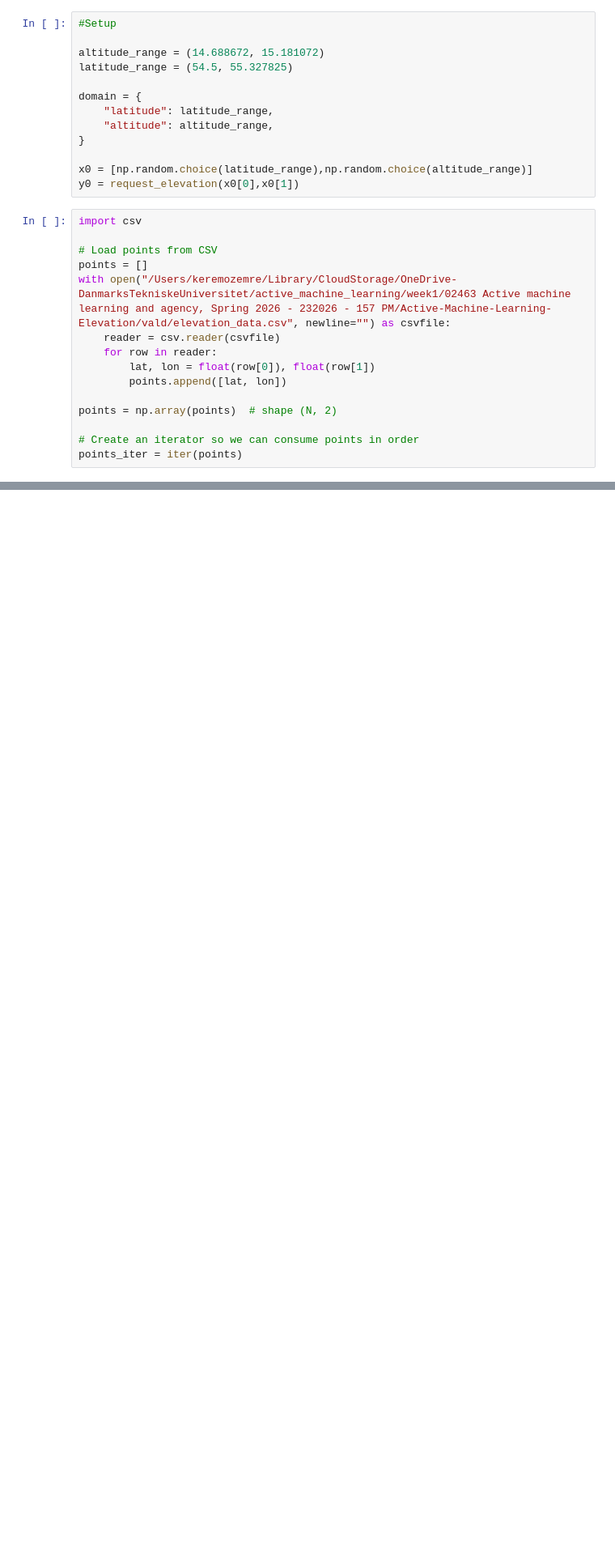
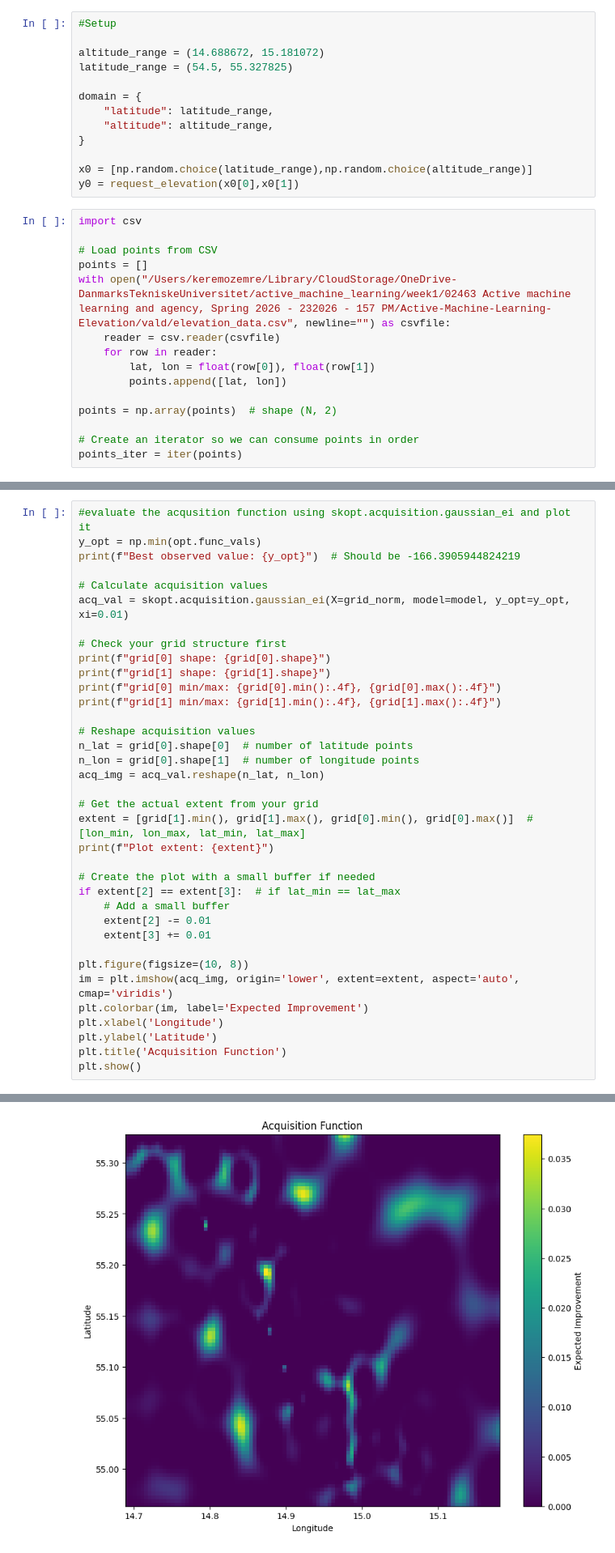
Before and after one commit to KeremOzemre/Active-Machine-Learning-Elevation, a Jupyter notebook: src/bayesian_optimization.ipynb, the cells around one changed output, grey strips where cells are left out. Shown at 81% size. Drawn from its saved outputs; the diff is of its cells as text; blank space fills up the shorter version.

```diff
--- a/src/bayesian_optimization.ipynb
+++ b/src/bayesian_optimization.ipynb
@@ -208,0 +294,37 @@ plt.show()
+# %%
+#evaluate the acqusition function using skopt.acquisition.gaussian_ei and plot it
+y_opt = np.min(opt.func_vals)
+print(f"Best observed value: {y_opt}")  # Should be -166.3905944824219
+
+# Calculate acquisition values
+acq_val = skopt.acquisition.gaussian_ei(X=grid_norm, model=model, y_opt=y_opt, xi=0.01)
+
+# Check your grid structure first
+print(f"grid[0] shape: {grid[0].shape}")
+print(f"grid[1] shape: {grid[1].shape}")
+print(f"grid[0] min/max: {grid[0].min():.4f}, {grid[0].max():.4f}")
+print(f"grid[1] min/max: {grid[1].min():.4f}, {grid[1].max():.4f}")
+
+# Reshape acquisition values
+n_lat = grid[0].shape[0]  # number of latitude points
+n_lon = grid[0].shape[1]  # number of longitude points
+acq_img = acq_val.reshape(n_lat, n_lon)
+
+# Get the actual extent from your grid
+extent = [grid[1].min(), grid[1].max(), grid[0].min(), grid[0].max()]  # [lon_min, lon_max, lat_min, lat_max]
+print(f"Plot extent: {extent}")
+
+# Create the plot with a small buffer if needed
+if extent[2] == extent[3]:  # if lat_min == lat_max
+    # Add a small buffer
+    extent[2] -= 0.01
+    extent[3] += 0.01
+
+plt.figure(figsize=(10, 8))
+im = plt.imshow(acq_img, origin='lower', extent=extent, aspect='auto', cmap='viridis')
+plt.colorbar(im, label='Expected Improvement')
+plt.xlabel('Longitude')
+plt.ylabel('Latitude')
+plt.title('Acquisition Function')
+plt.show()
+# %% [output]
@@ -208,0 +337 @@ plt.show()
+[figure, added]
```
Also changed, not shown: parts of 13 cells of this notebook.
